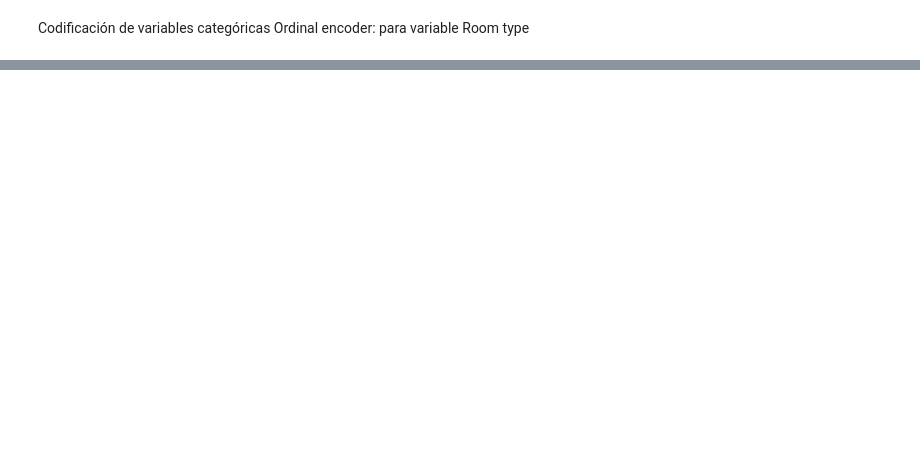
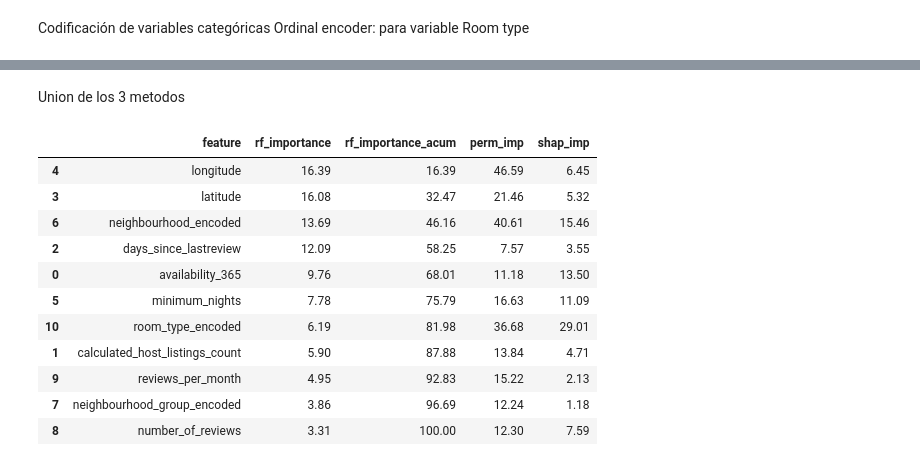
Before and after one commit to 4GeeksAcademy/anagabsr-intro-ml, a Jupyter notebook: src/00-eda.ipynb, the cells around one changed output, grey strips where cells are left out. Cells and saved outputs as stored; diff of their text form; code cells hidden in the pictures; blank space fills up the shorter version.

```diff
--- a/src/00-eda.ipynb
+++ b/src/00-eda.ipynb
@@ -266,0 +396,7 @@ Codificación de variables categóricas
+# %%
+#Permutaciones
+
+perm = permutation_importance(model_xgb,X_val,y_val,n_repeats=10,random_state=42,n_jobs=-1,scoring='neg_mean_absolute_percentage_error')
+# %%
+df_perm_imp = pd.DataFrame({'feature': X_train.columns, 'perm_imp': perm.importances_mean*100}).sort_values('perm_imp', ascending=False)
+df_perm_imp
@@ -266,0 +418,5 @@ Codificación de variables categóricas
+# %%
+model_lgbm = lgb.LGBMRegressor(random_state=42, n_jobs=-1).fit(X_train1, y_train1)
+
+explainer = shap.Explainer(model_lgbm, X_val)
+shap_vals = explainer(X_val).values
@@ -266,0 +429,5 @@ Codificación de variables categóricas
+# %%
+imp_shap = np.abs(shap_vals).mean(axis=0)
+imp_shap_pct = imp_shap/imp_shap.sum()*100
+df_shap_imp = pd.DataFrame({"feature": X_val.columns, "shap_imp": imp_shap_pct}).sort_values('shap_imp', ascending=False)
+df_shap_imp
@@ -266,0 +447,23 @@ Codificación de variables categóricas
+# %% [markdown]
+Union de los 3 metodos
+# %%
+df_importances = (
+    df_rf_imp
+    .merge(df_perm_imp,on='feature',how='outer')
+    .merge(df_shap_imp,on='feature',how='outer')
+).sort_values('rf_importance',ascending=False)
+
+df_importances
+# %% [output]
+|  | feature | rf_importance | rf_importance_acum | perm_imp | shap_imp |
+| 4 | longitude | 16.39 | 16.39 | 46.59 | 6.45 |
+| 3 | latitude | 16.08 | 32.47 | 21.46 | 5.32 |
+| 6 | neighbourhood_encoded | 13.69 | 46.16 | 40.61 | 15.46 |
+| 2 | days_since_lastreview | 12.09 | 58.25 | 7.57 | 3.55 |
+| 0 | availability_365 | 9.76 | 68.01 | 11.18 | 13.50 |
+| 5 | minimum_nights | 7.78 | 75.79 | 16.63 | 11.09 |
+| 10 | room_type_encoded | 6.19 | 81.98 | 36.68 | 29.01 |
+| 1 | calculated_host_listings_count | 5.90 | 87.88 | 13.84 | 4.71 |
+| 9 | reviews_per_month | 4.95 | 92.83 | 15.22 | 2.13 |
+| 7 | neighbourhood_group_encoded | 3.86 | 96.69 | 12.24 | 1.18 |
+| 8 | number_of_reviews | 3.31 | 100.00 | 12.30 | 7.59 |
```
Also changed, not shown: parts of 37 cells of this notebook, 1 other file.
